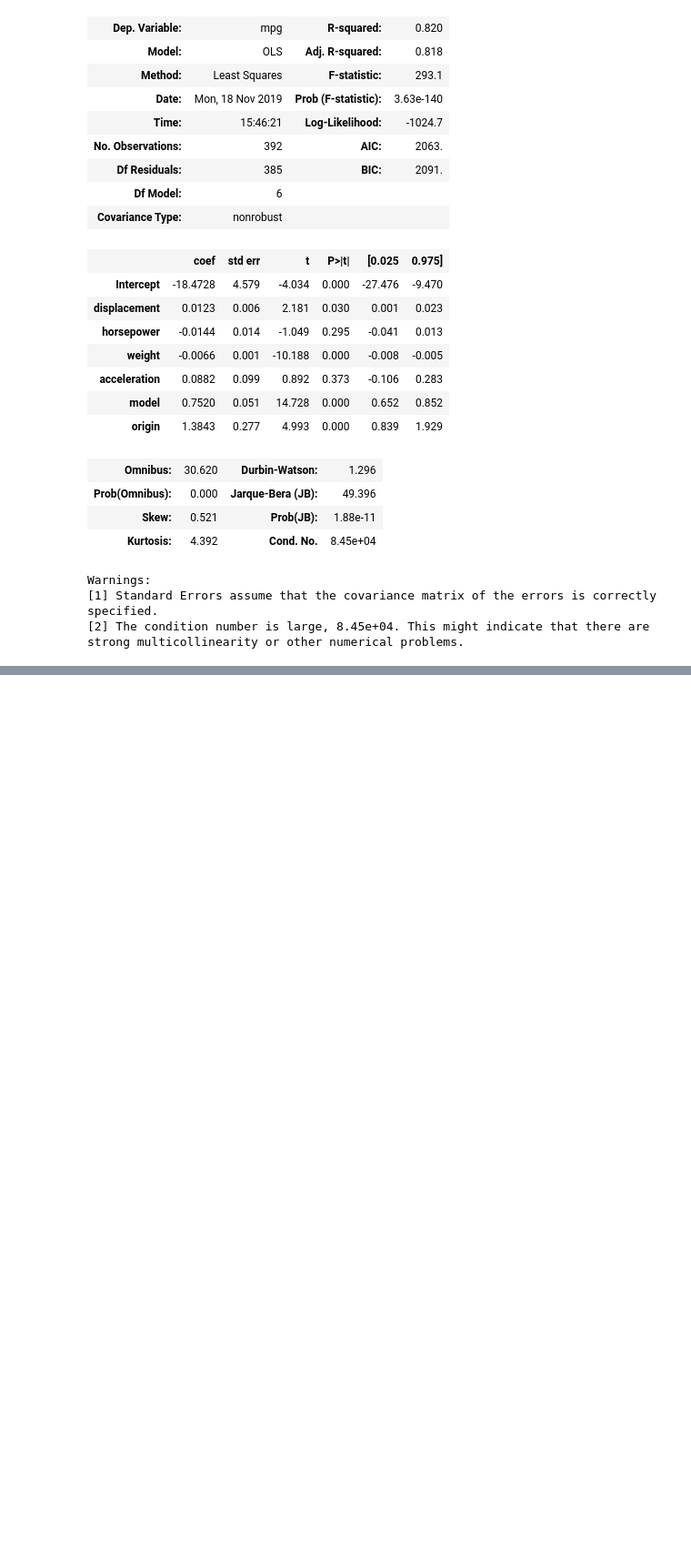
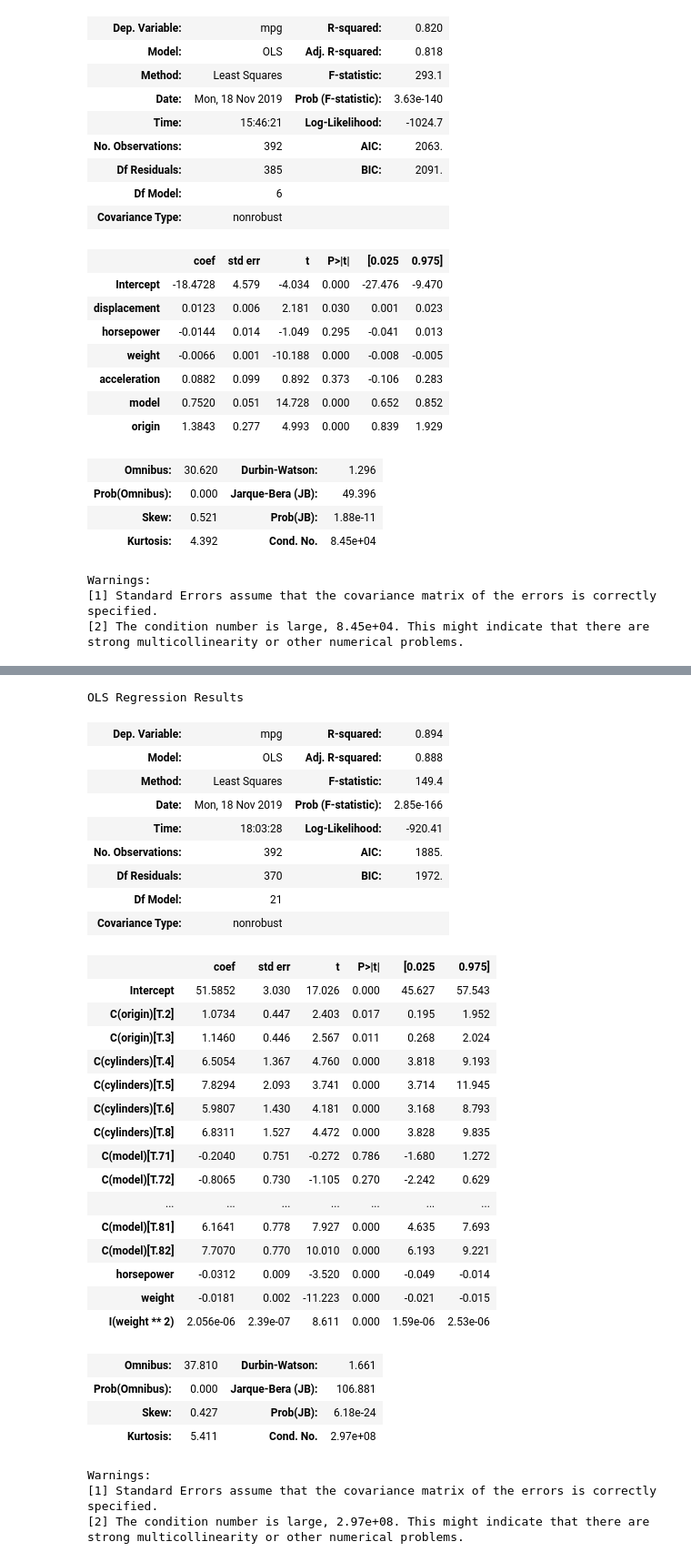
Before and after one commit to randifico/INTRO-TO-DATA-ANALYSIS, a Jupyter notebook: cars.ipynb, the cells around one changed output, grey strips where cells are left out. Shown at 91% size. Drawn from its saved outputs; the diff is of its cells as text; code cells hidden in the pictures; blank space fills up the shorter version.

```diff
--- a/cars.ipynb
+++ b/cars.ipynb
@@ -837,0 +936,41 @@ strong multicollinearity or other numerical problems.
+# %%
+#drop displacement since p value is 19%
+formula = 'mpg ~ horsepower + weight + I(weight**2) + C(origin) + C(cylinders) + C(model)'
+linear_model = smf.ols(formula=formula, data=cars)
+fitted_model = linear_model.fit()
+fitted_model.summary()
+# %% [output]
+OLS Regression Results
+| Dep. Variable: | mpg | R-squared: | 0.894 |
+| Model: | OLS | Adj. R-squared: | 0.888 |
+| Method: | Least Squares | F-statistic: | 149.4 |
+| Date: | Mon, 18 Nov 2019 | Prob (F-statistic): | 2.85e-166 |
+| Time: | 18:03:28 | Log-Likelihood: | -920.41 |
+| No. Observations: | 392 | AIC: | 1885. |
+| Df Residuals: | 370 | BIC: | 1972. |
+| Df Model: | 21 |  |  |
+| Covariance Type: | nonrobust |  |  |
+|  | coef | std err | t | P>|t| | [0.025 | 0.975] |
+| Intercept | 51.5852 | 3.030 | 17.026 | 0.000 | 45.627 | 57.543 |
+| C(origin)[T.2] | 1.0734 | 0.447 | 2.403 | 0.017 | 0.195 | 1.952 |
+| C(origin)[T.3] | 1.1460 | 0.446 | 2.567 | 0.011 | 0.268 | 2.024 |
+| C(cylinders)[T.4] | 6.5054 | 1.367 | 4.760 | 0.000 | 3.818 | 9.193 |
+| C(cylinders)[T.5] | 7.8294 | 2.093 | 3.741 | 0.000 | 3.714 | 11.945 |
+| C(cylinders)[T.6] | 5.9807 | 1.430 | 4.181 | 0.000 | 3.168 | 8.793 |
+| C(cylinders)[T.8] | 6.8311 | 1.527 | 4.472 | 0.000 | 3.828 | 9.835 |
+| C(model)[T.71] | -0.2040 | 0.751 | -0.272 | 0.786 | -1.680 | 1.272 |
+| C(model)[T.72] | -0.8065 | 0.730 | -1.105 | 0.270 | -2.242 | 0.629 |
+| ... | ... | ... | ... | ... | ... | ... |
+| C(model)[T.81] | 6.1641 | 0.778 | 7.927 | 0.000 | 4.635 | 7.693 |
+| C(model)[T.82] | 7.7070 | 0.770 | 10.010 | 0.000 | 6.193 | 9.221 |
+| horsepower | -0.0312 | 0.009 | -3.520 | 0.000 | -0.049 | -0.014 |
+| weight | -0.0181 | 0.002 | -11.223 | 0.000 | -0.021 | -0.015 |
+| I(weight ** 2) | 2.056e-06 | 2.39e-07 | 8.611 | 0.000 | 1.59e-06 | 2.53e-06 |
+| Omnibus: | 37.810 | Durbin-Watson: | 1.661 |
+| Prob(Omnibus): | 0.000 | Jarque-Bera (JB): | 106.881 |
+| Skew: | 0.427 | Prob(JB): | 6.18e-24 |
+| Kurtosis: | 5.411 | Cond. No. | 2.97e+08 |
+Warnings:
+[1] Standard Errors assume that the covariance matrix of the errors is correctly specified.
+[2] The condition number is large, 2.97e+08. This might indicate that there are
+strong multicollinearity or other numerical problems.
```
Also changed, not shown: parts of 7 cells of this notebook, 1 other file.
